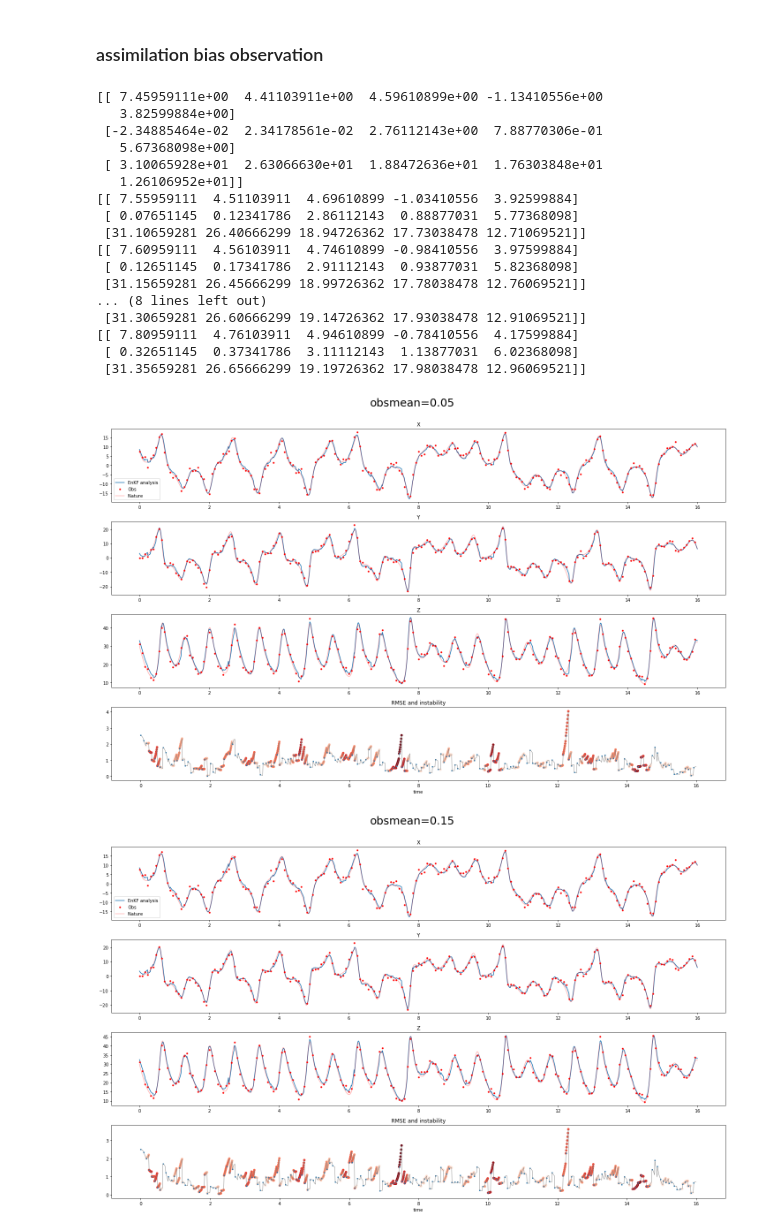
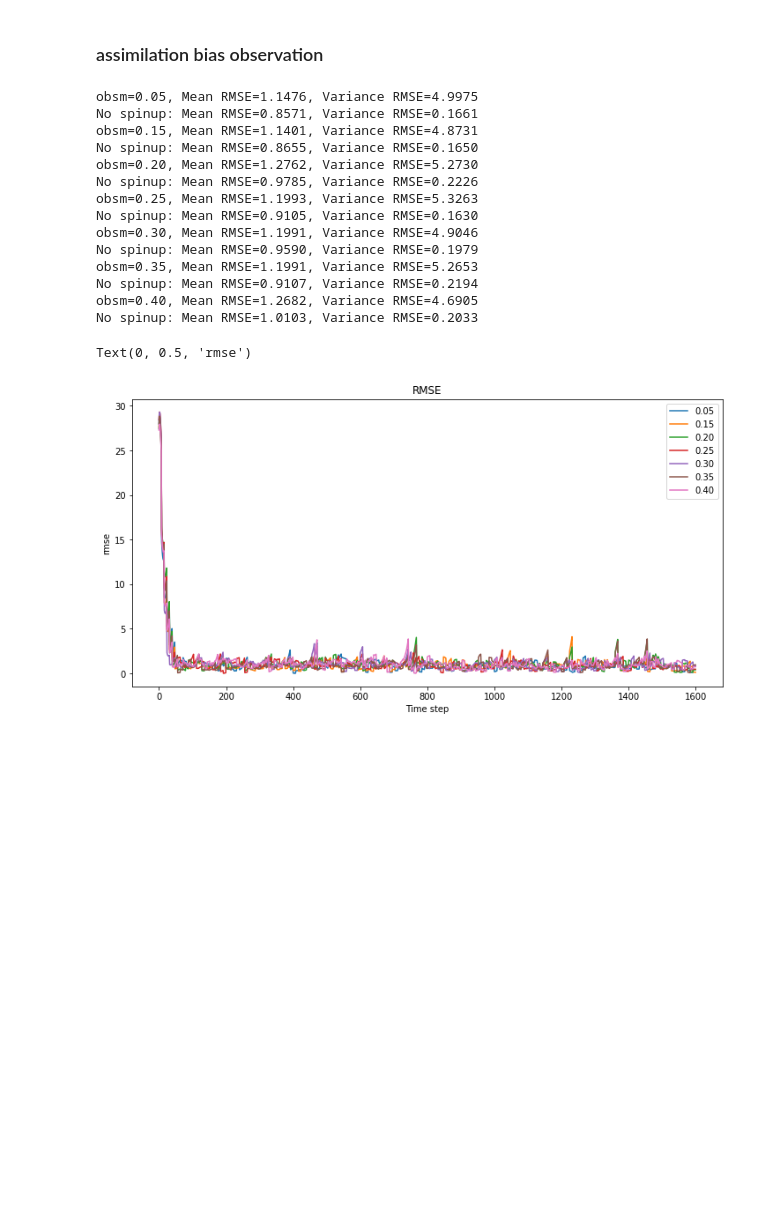
Before and after one commit to micky85lu/Data-Assimilation-Project, a Jupyter notebook: experiment.ipynb, the cells around one changed output. Drawn from its saved outputs; the diff is of its cells as text; code cells hidden in the pictures; blank space fills up the shorter version.

```diff
--- a/experiment.ipynb
+++ b/experiment.ipynb
@@ -186,14 +186,15 @@ Pb = np.array([
     [108.82721654, 135.97355097,  18.39642468],
     [ 13.52170192,  18.39642468,  64.98710037]
 ])
-Pb *= 0.2
+Pb *= 0.02
 
 R = np.zeros((X_obs.shape[0], X_obs.shape[0]))
 np.fill_diagonal(R, obs_var)
 
 # generate initial ensemble
 N_ens = 30
-X_ens_ini = np.random.multivariate_normal(X_nature[:,0], Pb, size=N_ens).T  # (3, N_ens)
+rng = np.random.RandomState(42)
+X_ens_ini = rng.multivariate_normal(X_nature[:,0], Pb, size=N_ens).T  # (3, N_ens)
 X_ens_ini += 55
 
 enkf_params = {
@@ -243,7 +246,7 @@ for ex_m in ex_mean:
     size = int(time/dt)
     X_obs_err = np.zeros((3, size))
     for irow, (obsm, obsv, rst) in enumerate(zip(obs_mean, obs_var, random_state)):
-        X_obs_err[irow,:] = gen_random_obserr(obsm, obsv, size, obs_intv, rst)
+        X_obs_err[irow,:] = gen_random_obserr(obsm, obsv, size, obs_intv, rst+np.random.randint(0, 10))
 
     print(X_obs_err[:,::8].mean(axis=1))
     ex_obs = X_nature + X_obs_err
@@ -273,54 +276,57 @@ ex_obs_dict['0.05'].shape
 # %% [markdown]
 ### assimilation bias observation
 # %%
+plt.figure(figsize=(12, 6))
+
 for obsm in [0.05, 0.15, 0.2, 0.25, 0.3, 0.35, 0.4]:
     key = f'{obsm:4.2f}'
     obs = ex_obs_dict[key]
-    print(obs[:,:5])
+
+    rng = np.random.RandomState(42)
+    X_ens_ini = rng.multivariate_normal(X_nature[:,0], Pb, size=N_ens).T  # (3, N_ens)
+    X_ens_ini += 55
 
     enkf_params = {
         'X_ens_ini': X_ens_ini,
         'obs': obs,
         'obs_interv': 8,
         'R': R,
         'H_func': None,
         'alpha': 0.3,
         'inflat': 1.4
     }
 
     enkf = EnKF(lorenz63_fdm, dt)
     enkf.set_params(**enkf_params)
     enkf.cycle()
     enkf.analysis
     ens_mean = enkf.analysis.mean(axis=0)
 
     # calculate RMSE and stable index
     rmse_enkf = np.sqrt(np.mean((ens_mean-X_nature)**2, axis=0))
-    stableidx = []
-    for x in ens_mean.T:
-        stableidx.append(stability_index_lorenz63(*x))
-    stableidx = np.array(stableidx)
+    print(f'obsm={obsm:.2f}, Mean RMSE={rmse_enkf.mean():.4f}, Variance RMSE={rmse_enkf.var():.4f}')
+    print(f'No spinup: Mean RMSE={rmse_enkf[50:].mean():.4f}, Variance RMSE={rmse_enkf[50:].var():.4f}')
 
-    # plot
-    fig, axs = plot_assim_result(ens_mean, X_nature, obs, rmse_enkf, stableidx, f'EnKF analysis')
-    fig.suptitle(f'obsmean={key}', fontsize=25, y=1.05);
+    plt.plot(rmse_enkf, label=key)
+
+plt.legend()
+plt.title('RMSE')
+plt.xlabel('Time step')
+plt.ylabel('rmse')
 # %% [output]
-[[ 7.45959111e+00  4.41103911e+00  4.59610899e+00 -1.13410556e+00
-   3.82599884e+00]
- [-2.34885464e-02  2.34178561e-02  2.76112143e+00  7.88770306e-01
-   5.67368098e+00]
- [ 3.10065928e+01  2.63066630e+01  1.88472636e+01  1.76303848e+01
-   1.26106952e+01]]
-[[ 7.55959111  4.51103911  4.69610899 -1.03410556  3.92599884]
- [ 0.07651145  0.12341786  2.86112143  0.88877031  5.77368098]
- [31.10659281 26.40666299 18.94726362 17.73038478 12.71069521]]
-[[ 7.60959111  4.56103911  4.74610899 -0.98410556  3.97599884]
- [ 0.12651145  0.17341786  2.91112143  0.93877031  5.82368098]
- [31.15659281 26.45666299 18.99726362 17.78038478 12.76069521]]
-... (8 lines left out)
- [31.30659281 26.60666299 19.14726362 17.93038478 12.91069521]]
-[[ 7.80959111  4.76103911  4.94610899 -0.78410556  4.17599884]
- [ 0.32651145  0.37341786  3.11112143  1.13877031  6.02368098]
- [31.35659281 26.65666299 19.19726362 17.98038478 12.96069521]]
+obsm=0.05, Mean RMSE=1.1476, Variance RMSE=4.9975
+No spinup: Mean RMSE=0.8571, Variance RMSE=0.1661
+obsm=0.15, Mean RMSE=1.1401, Variance RMSE=4.8731
+No spinup: Mean RMSE=0.8655, Variance RMSE=0.1650
+obsm=0.20, Mean RMSE=1.2762, Variance RMSE=5.2730
+No spinup: Mean RMSE=0.9785, Variance RMSE=0.2226
+obsm=0.25, Mean RMSE=1.1993, Variance RMSE=5.3263
+No spinup: Mean RMSE=0.9105, Variance RMSE=0.1630
+obsm=0.30, Mean RMSE=1.1991, Variance RMSE=4.9046
+No spinup: Mean RMSE=0.9590, Variance RMSE=0.1979
+obsm=0.35, Mean RMSE=1.1991, Variance RMSE=5.2653
+No spinup: Mean RMSE=0.9107, Variance RMSE=0.2194
+obsm=0.40, Mean RMSE=1.2682, Variance RMSE=4.6905
+No spinup: Mean RMSE=1.0103, Variance RMSE=0.2033
+Text(0, 0.5, 'rmse')
-[figure, old version]
+[figure, new version]
-[figure, removed]
```
Also changed, not shown: parts of 23 cells of this notebook, 1 other file.
